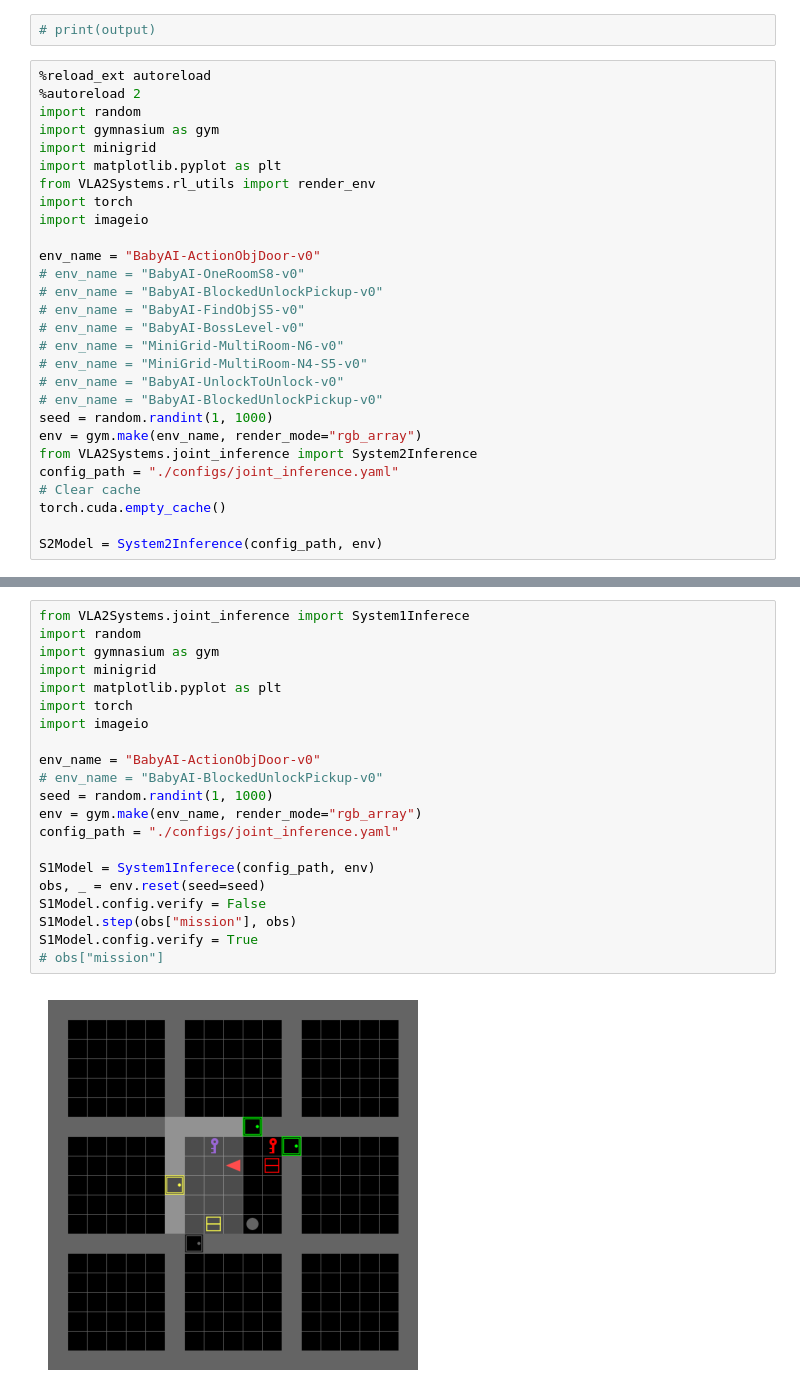
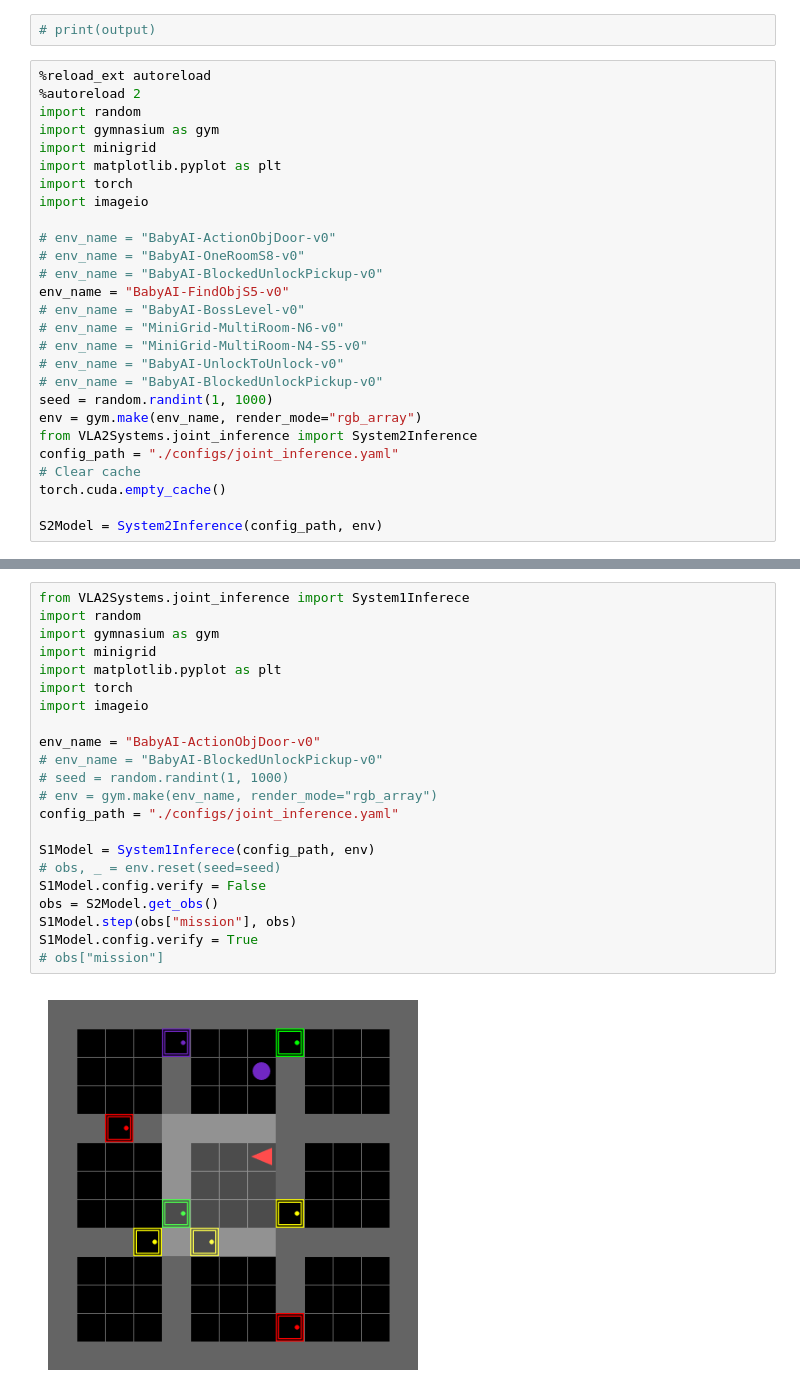
Before and after one commit to mike1simon300/Baby-AI-S2-S1-VLA, a Jupyter notebook: test_joint_inference.ipynb, the cells around one changed output, grey strips where cells are left out. Saved outputs shown, nothing was run; the diff lists cells and outputs as text.

```diff
--- a/test_joint_inference.ipynb
+++ b/test_joint_inference.ipynb
@@ -20,14 +20,13 @@ import random
 import gymnasium as gym
 import minigrid
 import matplotlib.pyplot as plt
-from VLA2Systems.rl_utils import render_env
 import torch
 import imageio
 
-env_name = "BabyAI-ActionObjDoor-v0"
+# env_name = "BabyAI-ActionObjDoor-v0"
 # env_name = "BabyAI-OneRoomS8-v0"
 # env_name = "BabyAI-BlockedUnlockPickup-v0"
-# env_name = "BabyAI-FindObjS5-v0"
+env_name = "BabyAI-FindObjS5-v0"
 # env_name = "BabyAI-BossLevel-v0"
 # env_name = "MiniGrid-MultiRoom-N6-v0"
 # env_name = "MiniGrid-MultiRoom-N4-S5-v0"
@@ -54,23 +55,24 @@ response
 # %%
 from VLA2Systems.joint_inference import System1Inferece
 import random
 import gymnasium as gym
 import minigrid
 import matplotlib.pyplot as plt
 import torch
 import imageio
 
 env_name = "BabyAI-ActionObjDoor-v0"
 # env_name = "BabyAI-BlockedUnlockPickup-v0"
-seed = random.randint(1, 1000)
-env = gym.make(env_name, render_mode="rgb_array")
+# seed = random.randint(1, 1000)
+# env = gym.make(env_name, render_mode="rgb_array")
 config_path = "./configs/joint_inference.yaml"
 
 S1Model = System1Inferece(config_path, env)
-obs, _ = env.reset(seed=seed)
+# obs, _ = env.reset(seed=seed)
 S1Model.config.verify = False
+obs = S2Model.get_obs()
 S1Model.step(obs["mission"], obs)
 S1Model.config.verify = True
 # obs["mission"]
 # %% [output]
-[figure, old version]
+[figure, new version]
```
Also changed, not shown: parts of 3 cells of this notebook, 3 other files.
